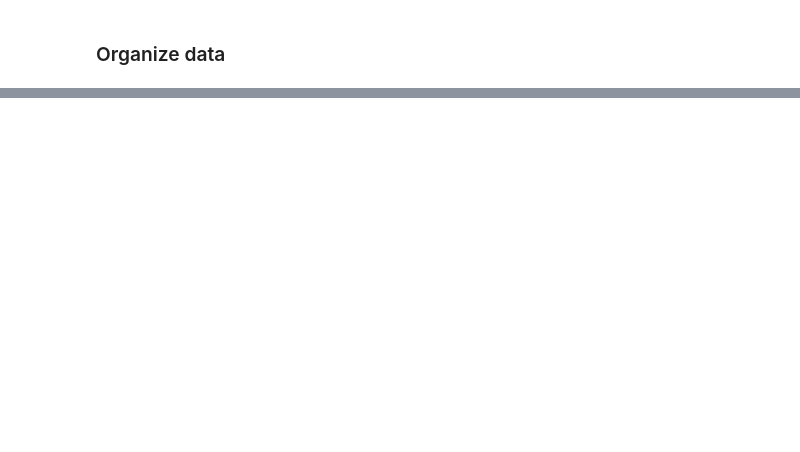
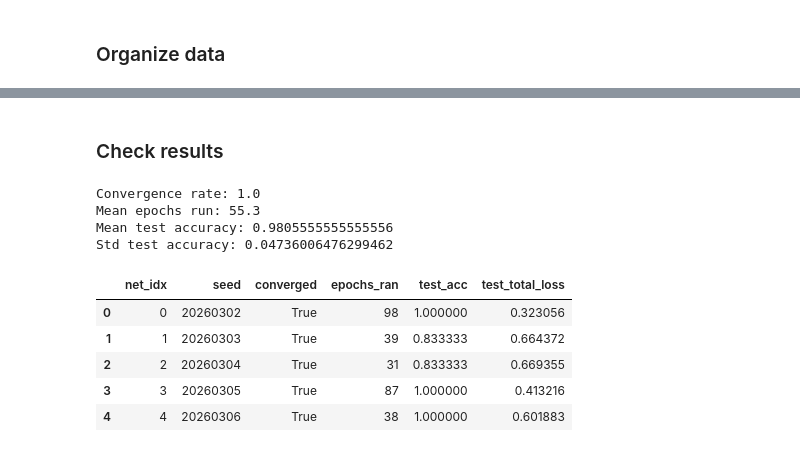
Before and after one commit to siyer7/asymmetry_design, a Jupyter notebook: code/python/NN.ipynb, the cells around one changed output, grey strips where cells are left out. Saved outputs shown, nothing was run; the diff lists cells and outputs as text; code cells hidden in the pictures; blank space fills up the shorter version.

```diff
--- a/code/python/NN.ipynb
+++ b/code/python/NN.ipynb
@@ -146 +237,23 @@ epoch 15 | train loss 0.6938, acc 0.354 | val loss 0.7009, acc 0.250
+# %% [markdown]
+### Check results
+# %%
+final_epoch_df = pd.DataFrame([r['history'].iloc[-1].to_dict() for r in runs])
+
+print('Convergence rate:', ensemble_summary_df['converged'].mean())
+print('Mean epochs run:', ensemble_summary_df['epochs_ran'].mean())
+print('Mean test accuracy:', ensemble_summary_df['test_acc'].mean())
+print('Std test accuracy:', ensemble_summary_df['test_acc'].std())
+
+ensemble_summary_df.head()
+# %% [output]
+Convergence rate: 1.0
+Mean epochs run: 55.3
+Mean test accuracy: 0.9805555555555556
+Std test accuracy: 0.04736006476299462
+|  | net_idx | seed | converged | epochs_ran | test_acc | test_total_loss |
+| 0 | 0 | 20260302 | True | 98 | 1.000000 | 0.323056 |
+| 1 | 1 | 20260303 | True | 39 | 0.833333 | 0.664372 |
+| 2 | 2 | 20260304 | True | 31 | 0.833333 | 0.669355 |
+| 3 | 3 | 20260305 | True | 87 | 1.000000 | 0.413216 |
+| 4 | 4 | 20260306 | True | 38 | 1.000000 | 0.601883 |
 # %% [markdown]
```
Also changed, not shown: parts of 17 cells of this notebook, 1 other file.
